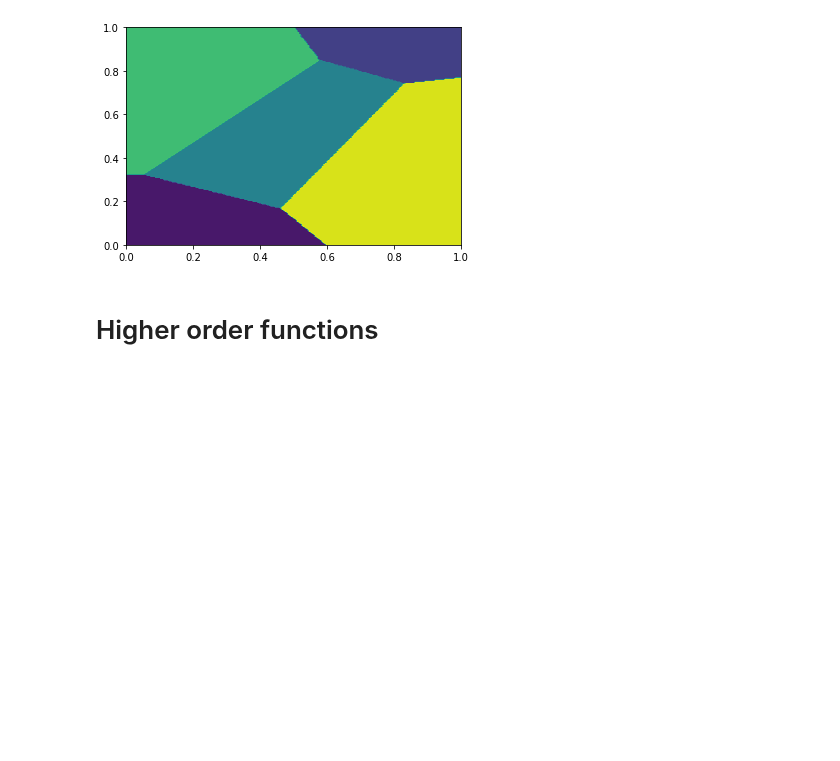
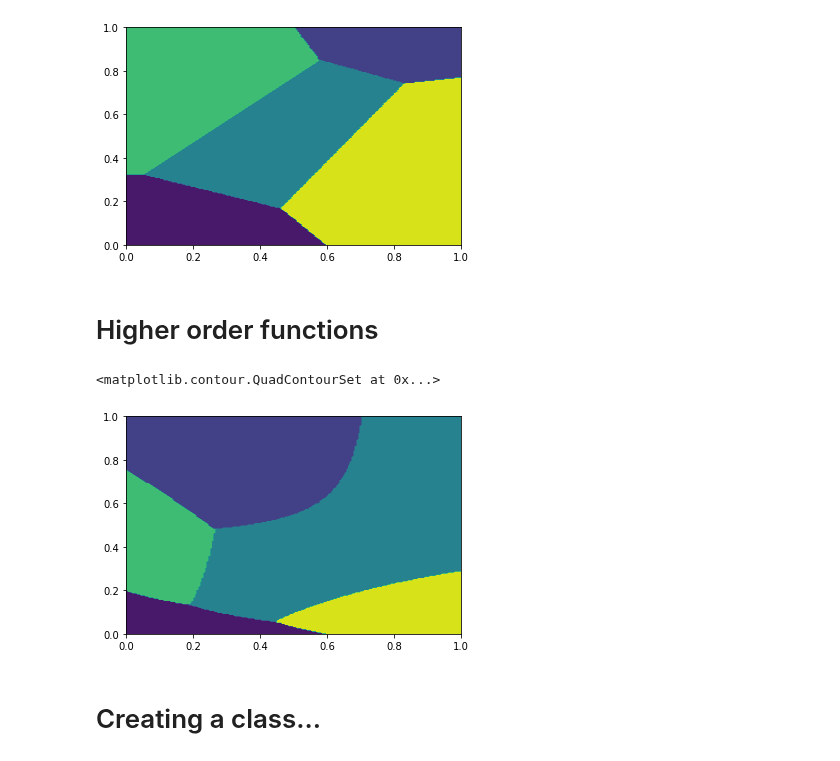
Before and after one commit to namiyousef/Intro_to_ML, a Jupyter notebook: Extra_Work/Tutorial4_Extension.ipynb, the cells around one changed output. Saved outputs shown, nothing was run; the diff lists cells and outputs as text; code cells hidden in the pictures; blank space fills up the shorter version.

```diff
--- a/Extra_Work/Tutorial4_Extension.ipynb
+++ b/Extra_Work/Tutorial4_Extension.ipynb
@@ -109,3 +107,33 @@ plt.contourf(x1,x2,Y)
 [figure]
 # %% [markdown]
 # Higher order functions
+# %%
+W = np.array([
+    [1.3, -1, -3, -10],
+    [-1, 1.5, 3, -1],
+    [0.4, -0.1, -0.1, 3],
+    [0.5, -1, 1, -0.1],
+    [-0.2, 1.5, -1, 0.4],
+])
+
+Xgrid = create_grid(x1,x2)#
+Ygrid = np.concatenate([
+    np.ones([1,Xgrid.shape[1]]),
+    Xgrid,
+    (Xgrid[0,:] * Xgrid[1,:]).reshape(1,-1)
+])
+
+
+Y = generalised_LDF(Ygrid, W, 1)
+
+Y = reshape_by_component(Y,x1,x2)
+
+plt.contourf(x1,x2,Y)
+
+
+# this is also correct, now let's try to design a class that will do all of this for us
+# %% [output]
+<matplotlib.contour.QuadContourSet at 0x...>
+[figure, added]
+# %% [markdown]
+# Creating a class...
```
Also changed, not shown: parts of 6 cells of this notebook.
